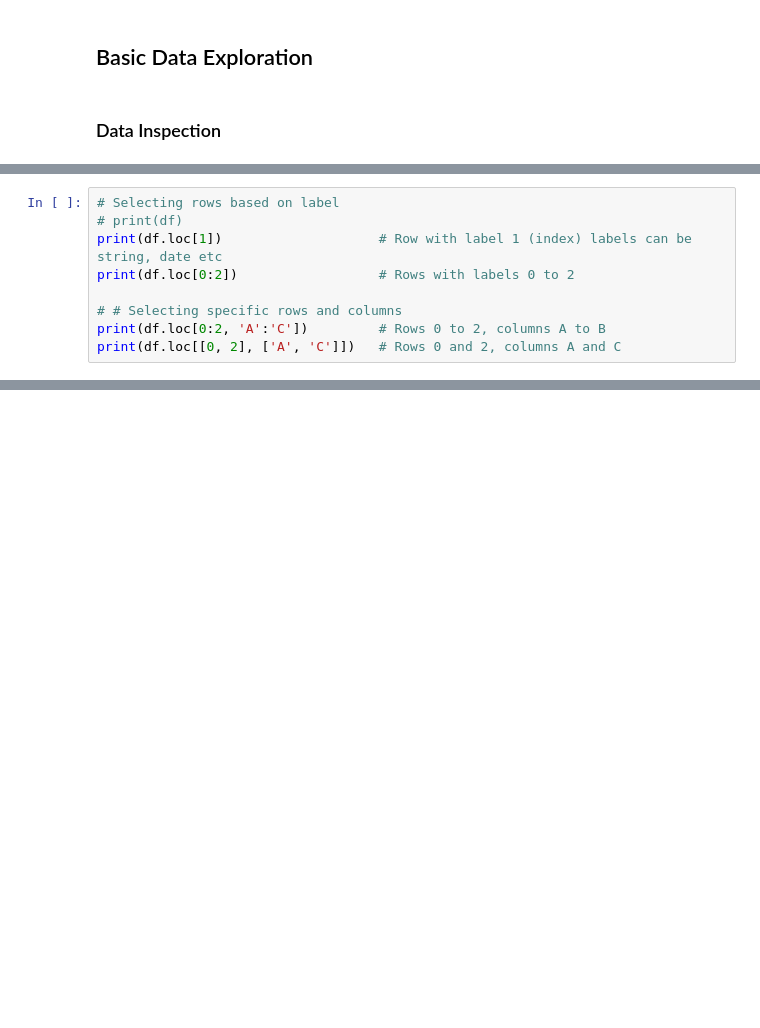
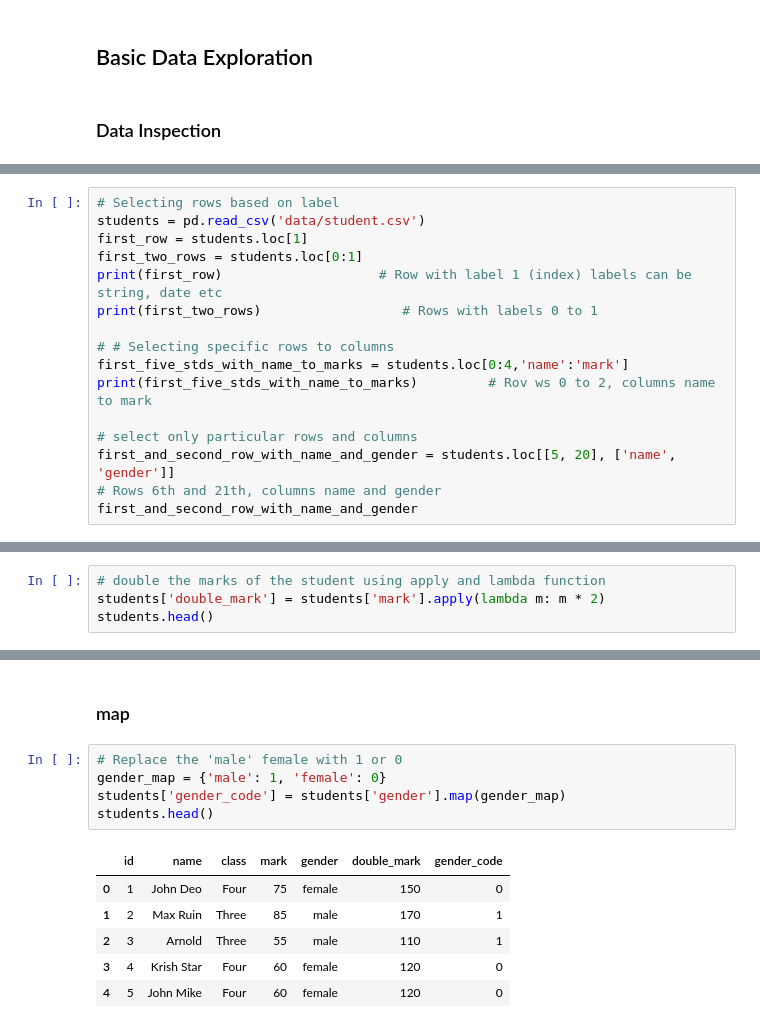
Before and after one commit to tekraj/python-programming, a Jupyter notebook: week-3-Data Analysis with Pandas.ipynb, the cells around one changed output, grey strips where cells are left out. Saved outputs shown, nothing was run; the diff lists cells and outputs as text; blank space fills up the shorter version.

Commit message:
add handle data and grouping

```diff
--- a/week-3-Data Analysis with Pandas.ipynb
+++ b/week-3-Data Analysis with Pandas.ipynb
@@ -147,11 +142,18 @@ Name: A, dtype: int64
 - We can use single labels, lists of labels, or slices of labels
 # %%
 # Selecting rows based on label
-# print(df)
-print(df.loc[1])                    # Row with label 1 (index) labels can be string, date etc
-print(df.loc[0:2])                  # Rows with labels 0 to 2
+students = pd.read_csv('data/student.csv')
+first_row = students.loc[1]
+first_two_rows = students.loc[0:1]
+print(first_row)                    # Row with label 1 (index) labels can be string, date etc
+print(first_two_rows)                  # Rows with labels 0 to 1
 
-# # Selecting specific rows and columns
-print(df.loc[0:2, 'A':'C'])         # Rows 0 to 2, columns A to B
-print(df.loc[[0, 2], ['A', 'C']])   # Rows 0 and 2, columns A and C
+# # Selecting specific rows to columns
+first_five_stds_with_name_to_marks = students.loc[0:4,'name':'mark']
+print(first_five_stds_with_name_to_marks)         # Rov ws 0 to 2, columns name to mark
+
+# select only particular rows and columns
+first_and_second_row_with_name_and_gender = students.loc[[5, 20], ['name', 'gender']]
+# Rows 6th and 21th, columns name and gender
+first_and_second_row_with_name_and_gender
 # %% [output]
@@ -224,0 +357,4 @@ print(df.iat[1, 1])                 # Value in row 1, column 1
+# %%
+# double the marks of the student using apply and lambda function
+students['double_mark'] = students['mark'].apply(lambda m: m * 2)
+students.head()
@@ -224,0 +368,14 @@ print(df.iat[1, 1])                 # Value in row 1, column 1
+# %% [markdown]
+### map
+# %%
+# Replace the 'male' female with 1 or 0
+gender_map = {'male': 1, 'female': 0}
+students['gender_code'] = students['gender'].map(gender_map)
+students.head()
+# %% [output]
+|  | id | name | class | mark | gender | double_mark | gender_code |
+| 0 | 1 | John Deo | Four | 75 | female | 150 | 0 |
+| 1 | 2 | Max Ruin | Three | 85 | male | 170 | 1 |
+| 2 | 3 | Arnold | Three | 55 | male | 110 | 1 |
+| 3 | 4 | Krish Star | Four | 60 | female | 120 | 0 |
+| 4 | 5 | John Mike | Four | 60 | female | 120 | 0 |
```
Also changed, not shown: parts of 61 cells of this notebook, 3 other files.
